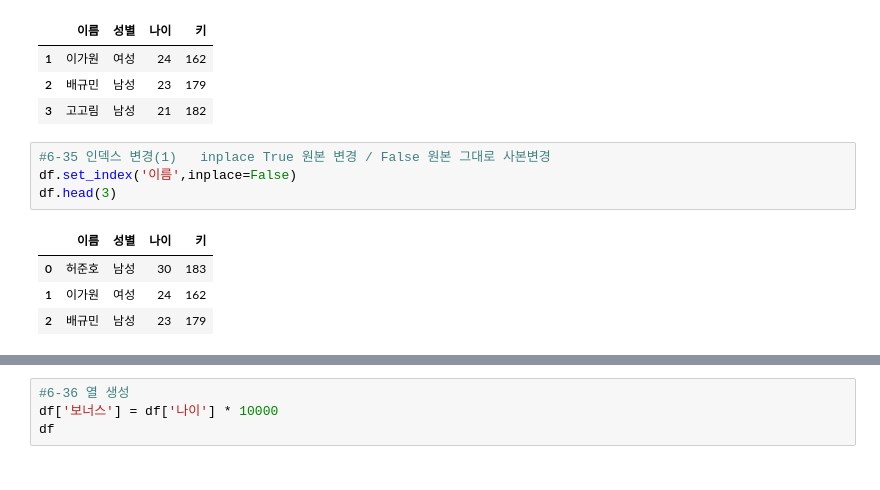
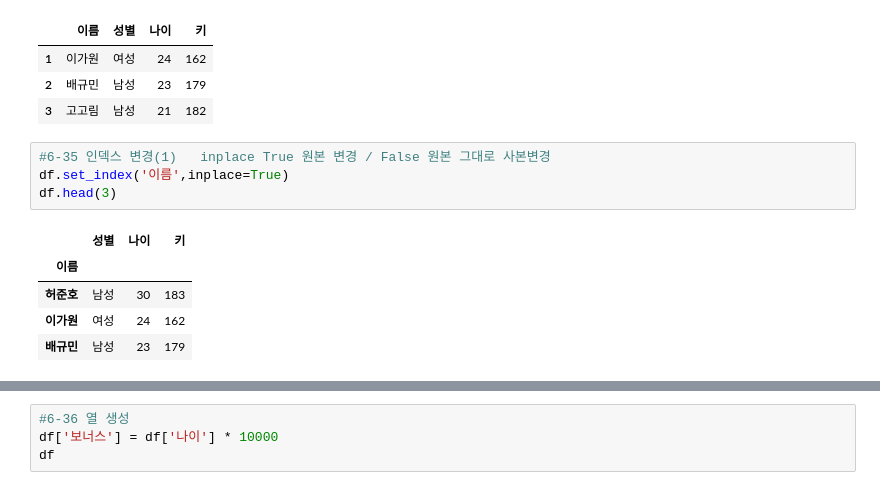
Before and after one commit to hj-1006/hj_pyton_study, a Jupyter notebook: 넘파이와_판다스.ipynb, the cells around one changed output, grey strips where cells are left out. Drawn from its saved outputs; the diff is of its cells as text.

```diff
--- a/넘파이와_판다스.ipynb
+++ b/넘파이와_판다스.ipynb
@@ -388,10 +388,11 @@ df.loc[1:3]
 | 3 | 고고림 | 남성 | 21 | 182 |
 # %%
 #6-35 인덱스 변경(1)   inplace True 원본 변경 / False 원본 그대로 사본변경
-df.set_index('이름',inplace=False)
+df.set_index('이름',inplace=True)
 df.head(3)
 # %% [output]
-|  | 이름 | 성별 | 나이 | 키 |
-| 0 | 허준호 | 남성 | 30 | 183 |
-| 1 | 이가원 | 여성 | 24 | 162 |
-| 2 | 배규민 | 남성 | 23 | 179 |
+|  | 성별 | 나이 | 키 |
+| 이름 |  |  |  |
+| 허준호 | 남성 | 30 | 183 |
+| 이가원 | 여성 | 24 | 162 |
+| 배규민 | 남성 | 23 | 179 |
```
Also changed, not shown: parts of 6 cells of this notebook.
